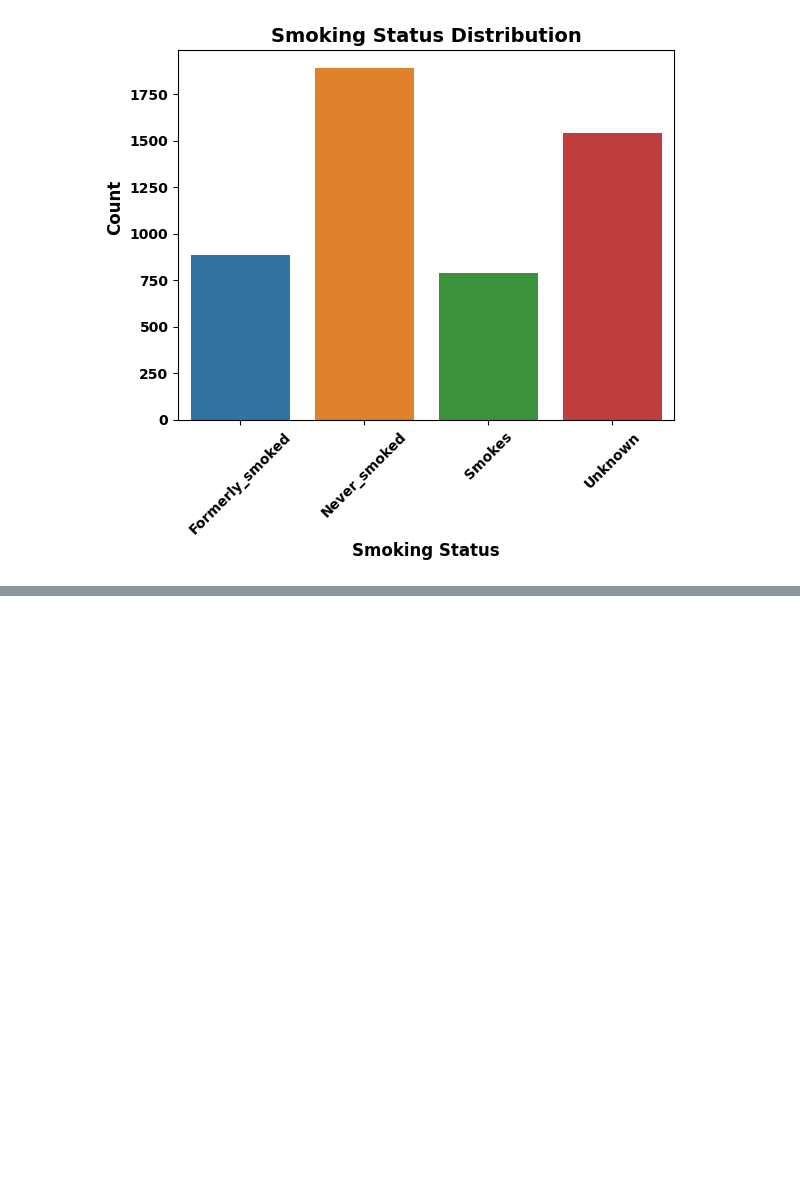
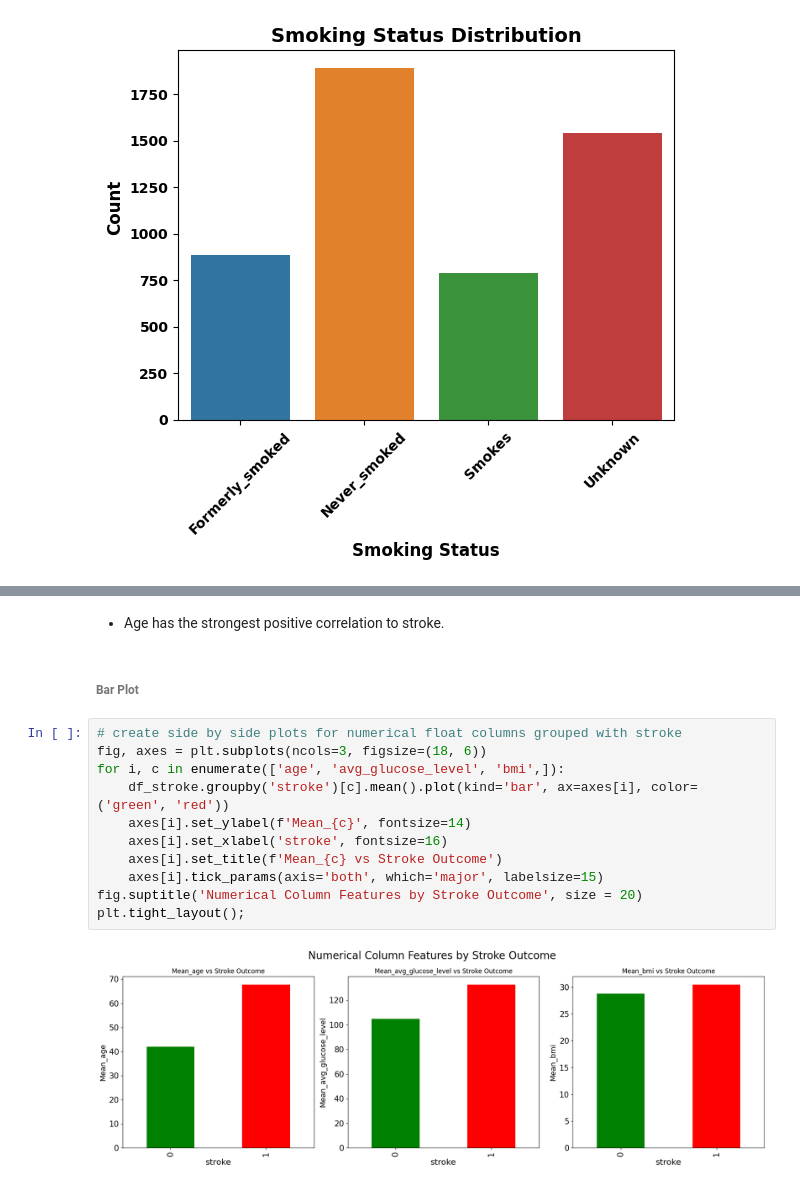
Before and after one commit to evany24/Stroke-Prediction, a Jupyter notebook: Stroke_Prediction.ipynb, the cells around one changed output, grey strips where cells are left out. Cells and saved outputs as stored; diff of their text form; blank space fills up the shorter version.

```diff
--- a/Stroke_Prediction.ipynb
+++ b/Stroke_Prediction.ipynb
@@ -584,0 +636,17 @@ ax.set_title('Smoking Status Distribution', fontsize = 14, weight = 'bold');
+# %% [markdown]
+- Age has the strongest positive correlation to stroke.
+# %% [markdown]
+###### Bar Plot
+# %%
+# create side by side plots for numerical float columns grouped with stroke
+fig, axes = plt.subplots(ncols=3, figsize=(18, 6))
+for i, c in enumerate(['age', 'avg_glucose_level', 'bmi',]):
+    df_stroke.groupby('stroke')[c].mean().plot(kind='bar', ax=axes[i], color=('green', 'red'))
+    axes[i].set_ylabel(f'Mean_{c}', fontsize=14)
+    axes[i].set_xlabel('stroke', fontsize=16)
+    axes[i].set_title(f'Mean_{c} vs Stroke Outcome')
+    axes[i].tick_params(axis='both', which='major', labelsize=15)
+fig.suptitle('Numerical Column Features by Stroke Outcome', size = 20)
+plt.tight_layout();
+# %% [output]
+[figure, added]
```
Also changed, not shown: parts of 46 cells of this notebook.
